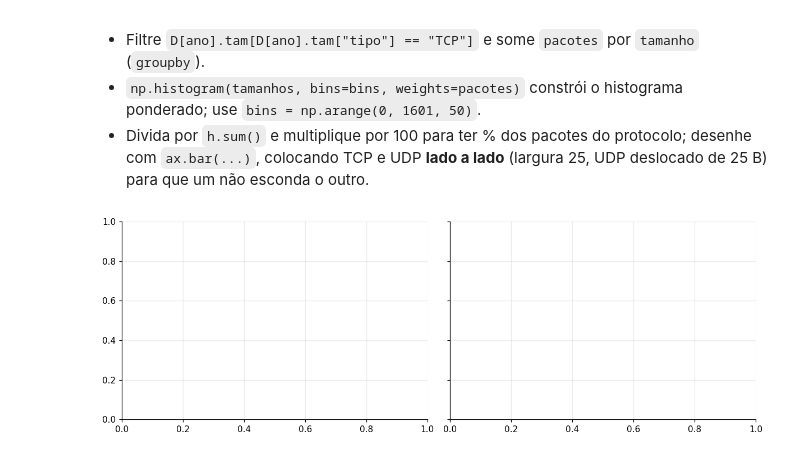
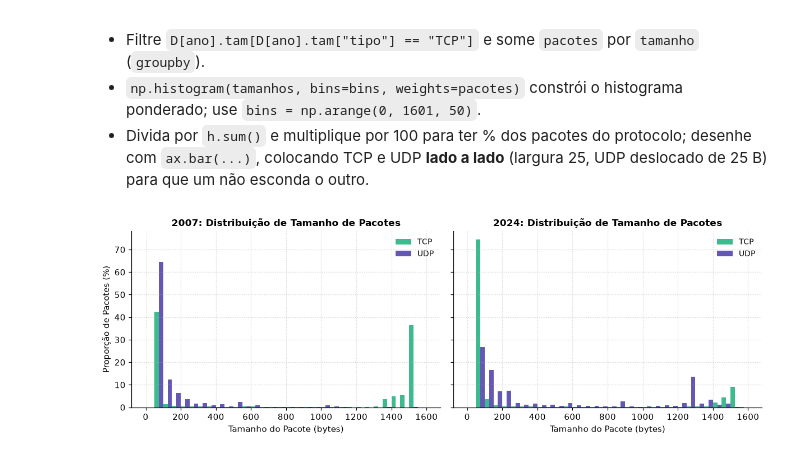
Before and after one commit to SeijiNoda/mc833-p3-lstm-networks, a Jupyter notebook: 01_EDA.ipynb, the cells around one changed output. Cells and saved outputs as stored; diff of their text form; code cells hidden in the pictures.

```diff
--- a/01_EDA.ipynb
+++ b/01_EDA.ipynb
@@ -303,9 +303,40 @@ plt.tight_layout(); plt.show()
 # %%
 bins = np.arange(0, 1601, 50)
 
 fig, axs = plt.subplots(1, 2, figsize=(11, 3.8), sharey=True)
 # TODO: em cada gráfico (um por ano), histograma ponderado do tamanho dos pacotes TCP e UDP (em % dos pacotes do protocolo)
 #       com título, rótulos dos eixos e legenda
+
+for ax, ano in zip(axs, D):
+    df_tam = D[ano].tam
+
+    # filtro
+    tcp_pacotes = df_tam[df_tam['tipo'] == 'TCP'].groupby('tamanho')['pacotes'].sum()
+    udp_pacotes = df_tam[df_tam['tipo'] == 'UDP'].groupby('tamanho')['pacotes'].sum()
+
+    # histograma
+    hst_tcp, edges = np.histogram(tcp_pacotes.index, bins=bins, weights=tcp_pacotes.values)
+    hst_udp, _     = np.histogram(udp_pacotes.index, bins=bins, weights=udp_pacotes.values)
+
+    # divide
+    tcp_pp = (hst_tcp / hst_tcp.sum()) * 100
+    pct_pp = (hst_udp / hst_udp.sum()) * 100
+
+    # Plota lado a lado: largura 25, UDP deslocado em +25
+    x = edges[:-1]
+    largura = 25
+    ax.bar(x, tcp_pp, width=largura, align='edge', color=COR_PROTO['TCP'], alpha=0.85, label='TCP')
+    ax.bar(x + largura, pct_pp, width=largura, align='edge', color=COR_PROTO['UDP'], alpha=0.85, label='UDP')
+
+    # rotulos
+    ax.set_title(f"{ano}: Distribuição de Tamanho de Pacotes")
+    ax.set_xlabel("Tamanho do Pacote (bytes)")
+    if ax == axs[0]:
+        ax.set_ylabel("Proporção de Pacotes (%)")
+
+    ax.legend()
+    ax.grid(True, linestyle=":", alpha=0.6)
+
 plt.tight_layout(); plt.show()
 # %% [output]
-[figure, old version]
+[figure, new version]
```
